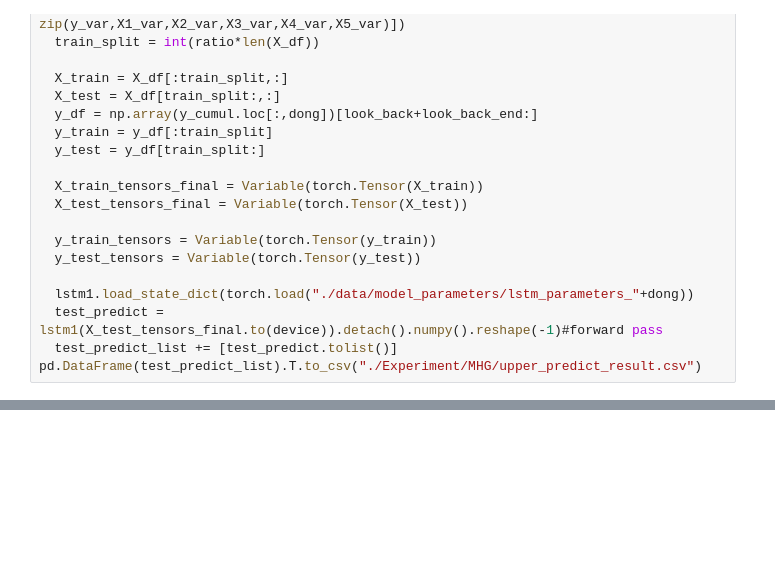
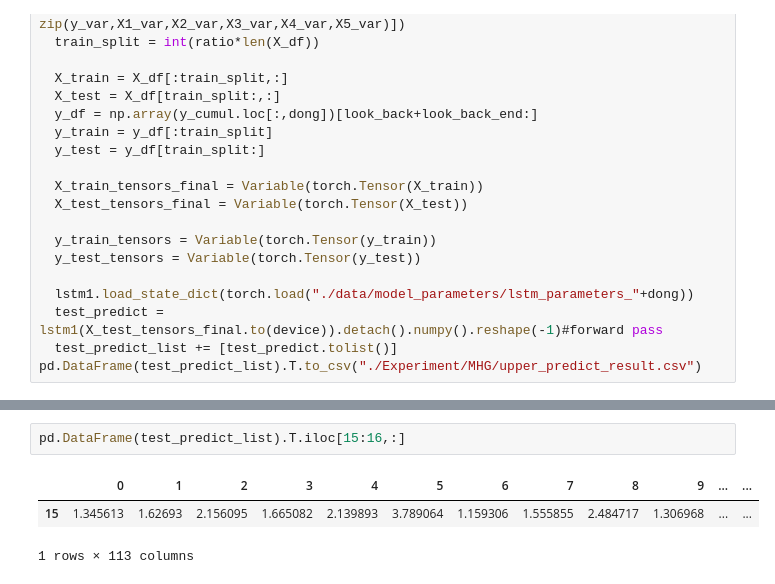
Before and after one commit to CHOyunshin/QAOA_realestate, a Jupyter notebook: Experiment/MHG/4. LSTM_Train.ipynb, the cells around one changed output, grey strips where cells are left out. Cells and saved outputs as stored; diff of their text form; blank space fills up the shorter version.

```diff
--- a/Experiment/MHG/4. LSTM_Train.ipynb
+++ b/Experiment/MHG/4. LSTM_Train.ipynb
@@ -388,0 +411,6 @@ pd.DataFrame(test_predict_list).T.to_csv("./Experiment/MHG/upper_predict_result.
+# %%
+pd.DataFrame(test_predict_list).T.iloc[15:16,:]
+# %% [output]
+|  | 0 | 1 | 2 | 3 | 4 | 5 | 6 | 7 | 8 | 9 | ... | ... |
+| 15 | 1.345613 | 1.62693 | 2.156095 | 1.665082 | 2.139893 | 3.789064 | 1.159306 | 1.555855 | 2.484717 | 1.306968 | ... | ... |
+1 rows × 113 columns
```
Also changed, not shown: parts of 13 cells of this notebook.
